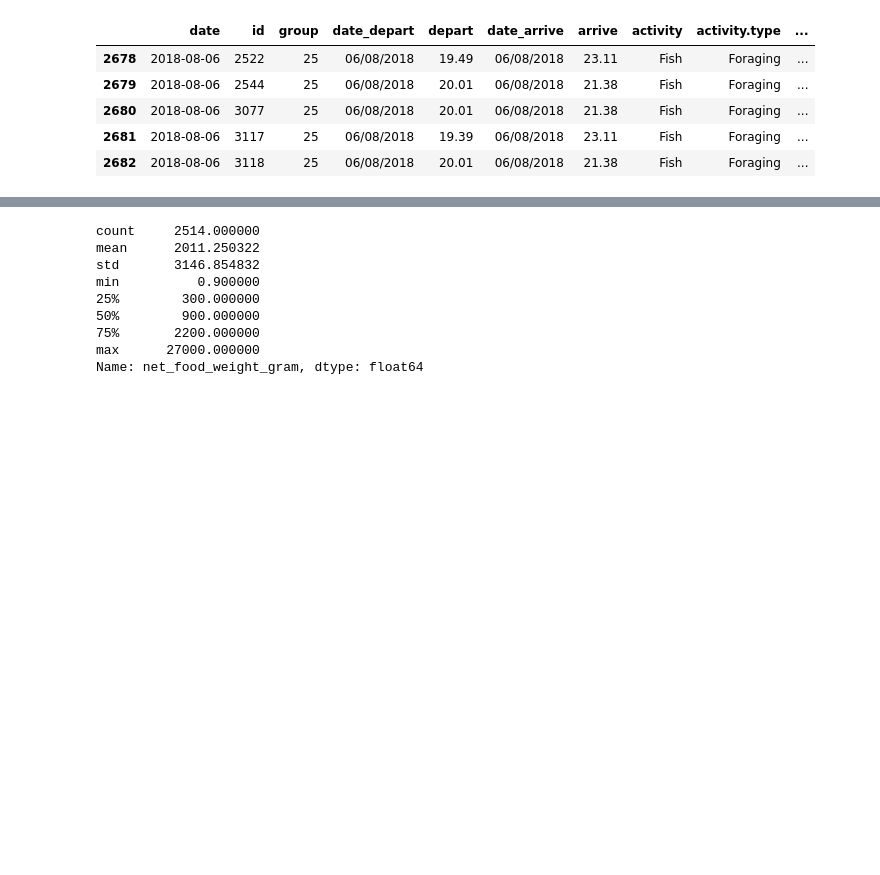
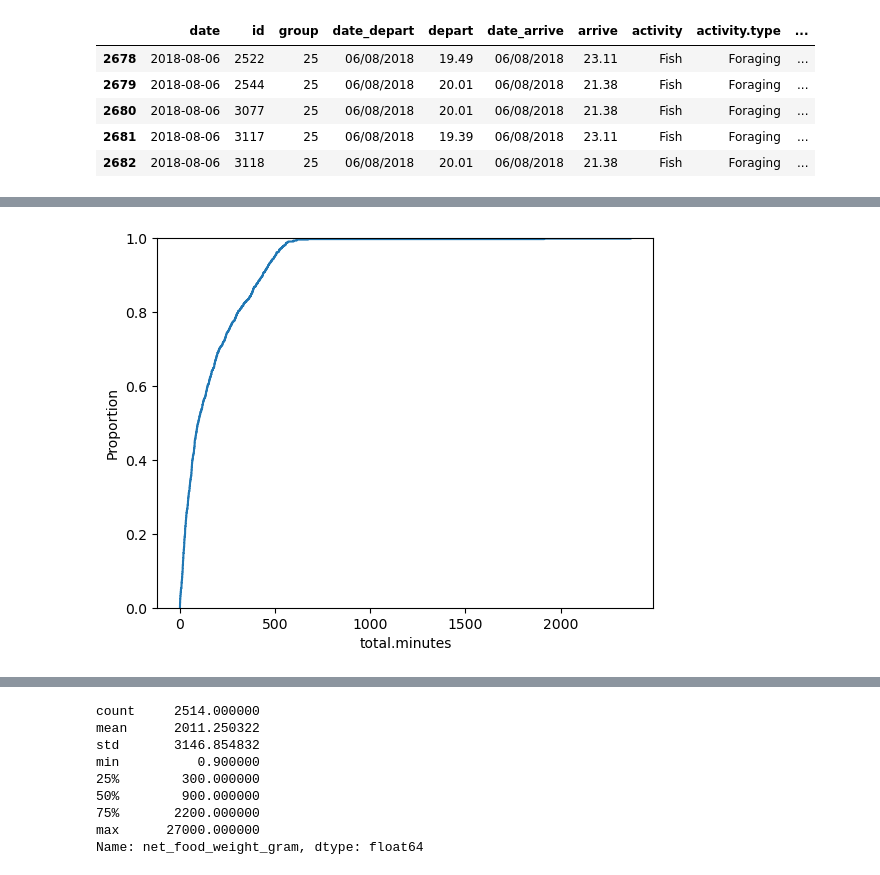
Before and after one commit to ErikRingen/foraging_returns, a Jupyter notebook: docs/EDA.ipynb, the cells around one changed output, grey strips where cells are left out. Cells and saved outputs as stored; diff of their text form; code cells hidden in the pictures; blank space fills up the shorter version.

```diff
--- a/docs/EDA.ipynb
+++ b/docs/EDA.ipynb
@@ -64,0 +74,4 @@ df_group_agg
+# %%
+# Get the date for each group_id
+df_group_agg['date'] = df_group_agg['group_id'].str.split('_').str[0]
+df_group_agg.head()
@@ -64,0 +85,9 @@ df_group_agg
+# %%
+# one complicatio with matching to returns is the possibility of overnight or multi-day trips--but this is relatively rare
+df_group["total.minutes"].describe()
+
+# ECDFs of total.minutes
+sns.ecdfplot(df_group_agg['total.minutes'])
+plt.show()
+# %% [output]
+[figure, added]
```
Also changed, not shown: parts of 5 cells of this notebook, 7 other files.
